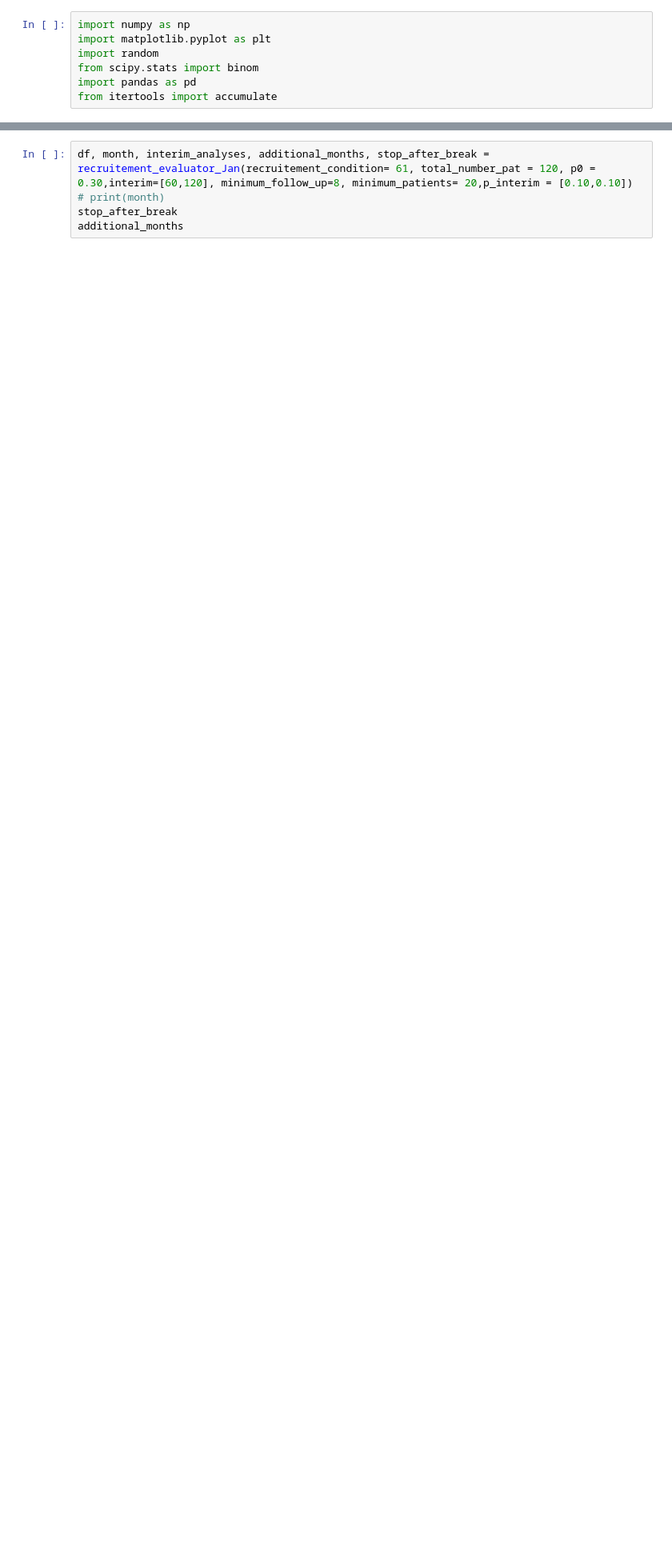
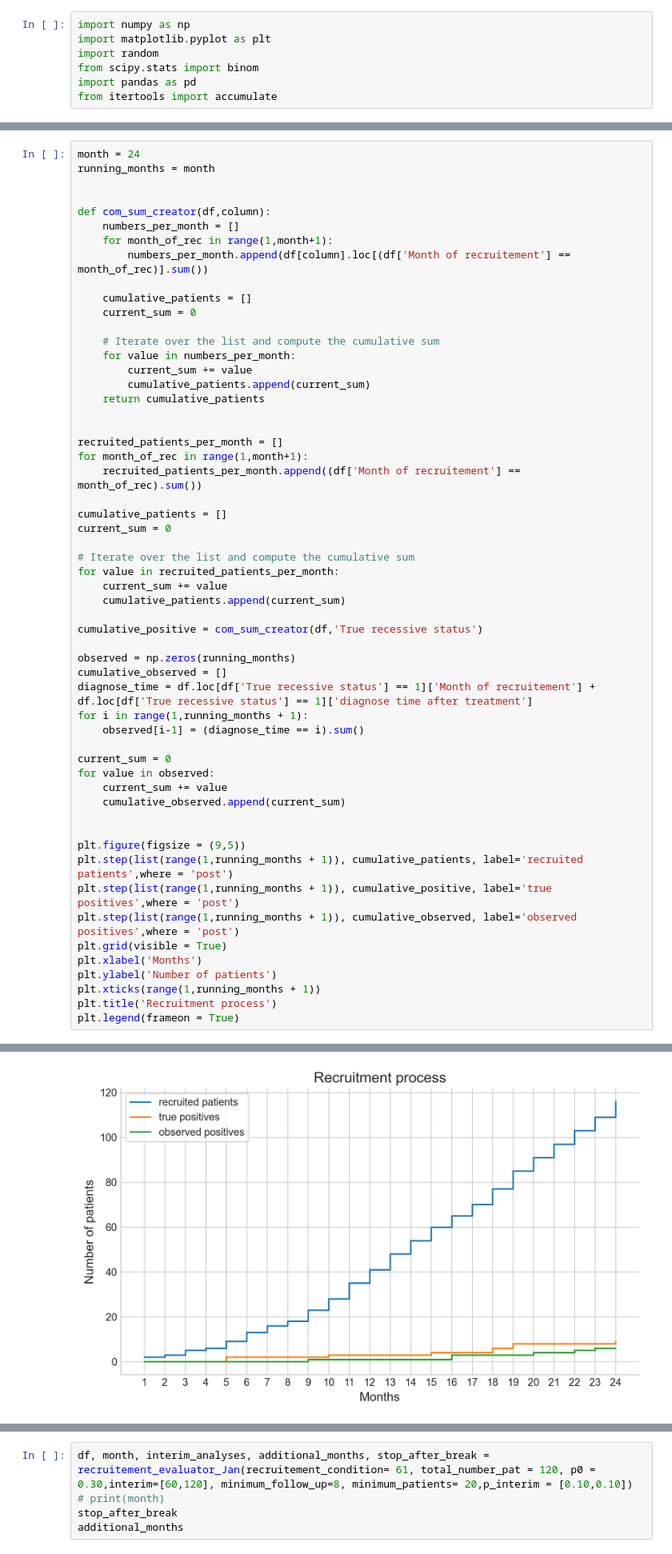
Before and after one commit to YoelPH/clinical_trial_simulation, a Jupyter notebook: final_version.ipynb, the cells around one changed output, grey strips where cells are left out. Shown at 80% size. Cells and saved outputs as stored; diff of their text form; blank space fills up the shorter version.

```diff
--- a/final_version.ipynb
+++ b/final_version.ipynb
@@ -48,0 +287,57 @@ plt.show()
+# %%
+month = 24
+running_months = month
+
+
+def com_sum_creator(df,column):
+    numbers_per_month = []
+    for month_of_rec in range(1,month+1):
+        numbers_per_month.append(df[column].loc[(df['Month of recruitement'] == month_of_rec)].sum())
+
+    cumulative_patients = []
+    current_sum = 0
+
+    # Iterate over the list and compute the cumulative sum
+    for value in numbers_per_month:
+        current_sum += value
+        cumulative_patients.append(current_sum)
+    return cumulative_patients
+
+
+recruited_patients_per_month = []
+for month_of_rec in range(1,month+1):
+    recruited_patients_per_month.append((df['Month of recruitement'] == month_of_rec).sum())
+
+cumulative_patients = []
+current_sum = 0
+
+# Iterate over the list and compute the cumulative sum
+for value in recruited_patients_per_month:
+    current_sum += value
+    cumulative_patients.append(current_sum)
+
+cumulative_positive = com_sum_creator(df,'True recessive status')
+
+observed = np.zeros(running_months)
+cumulative_observed = []
+diagnose_time = df.loc[df['True recessive status'] == 1]['Month of recruitement'] + df.loc[df['True recessive status'] == 1]['diagnose time after treatment']
+for i in range(1,running_months + 1):
+    observed[i-1] = (diagnose_time == i).sum()
+
+current_sum = 0
+for value in observed:
+    current_sum += value
+    cumulative_observed.append(current_sum)
+
+
+plt.figure(figsize = (9,5))
+plt.step(list(range(1,running_months + 1)), cumulative_patients, label='recruited patients',where = 'post')
+plt.step(list(range(1,running_months + 1)), cumulative_positive, label='true positives',where = 'post')
+plt.step(list(range(1,running_months + 1)), cumulative_observed, label='observed positives',where = 'post')
+plt.grid(visible = True)
+plt.xlabel('Months')
+plt.ylabel('Number of patients')
+plt.xticks(range(1,running_months + 1))
+plt.title('Recruitment process')
+plt.legend(frameon = True)
+# %% [output]
@@ -48,0 +345 @@ plt.show()
+[figure, added]
```
Also changed, not shown: parts of 39 cells of this notebook, 4 other files.
